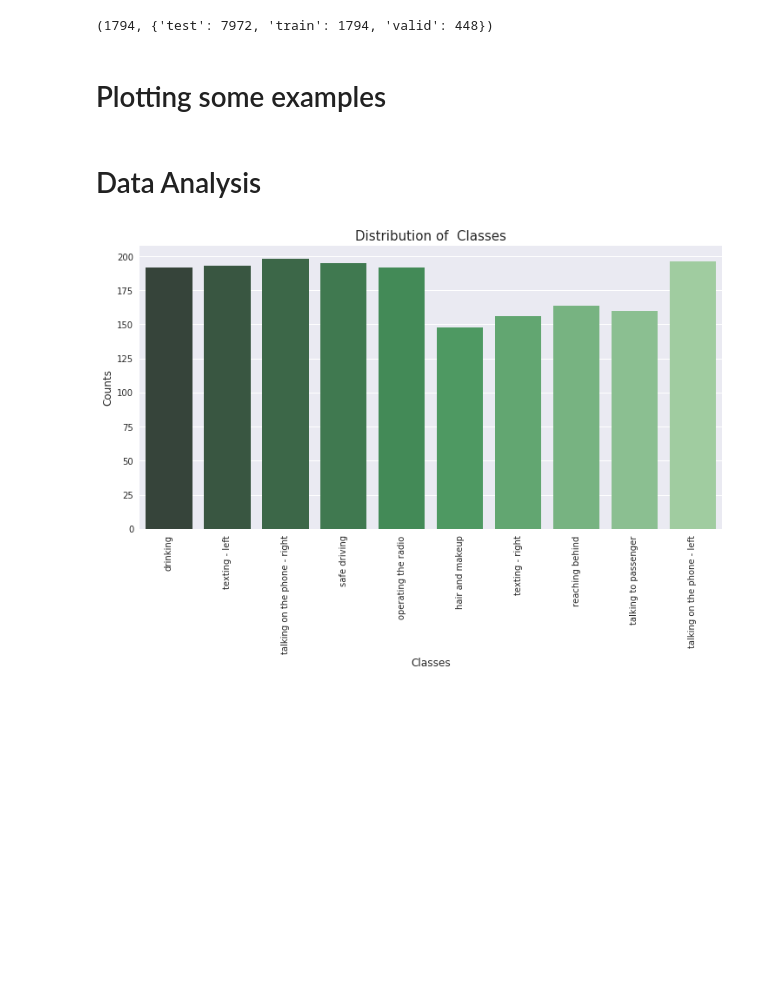
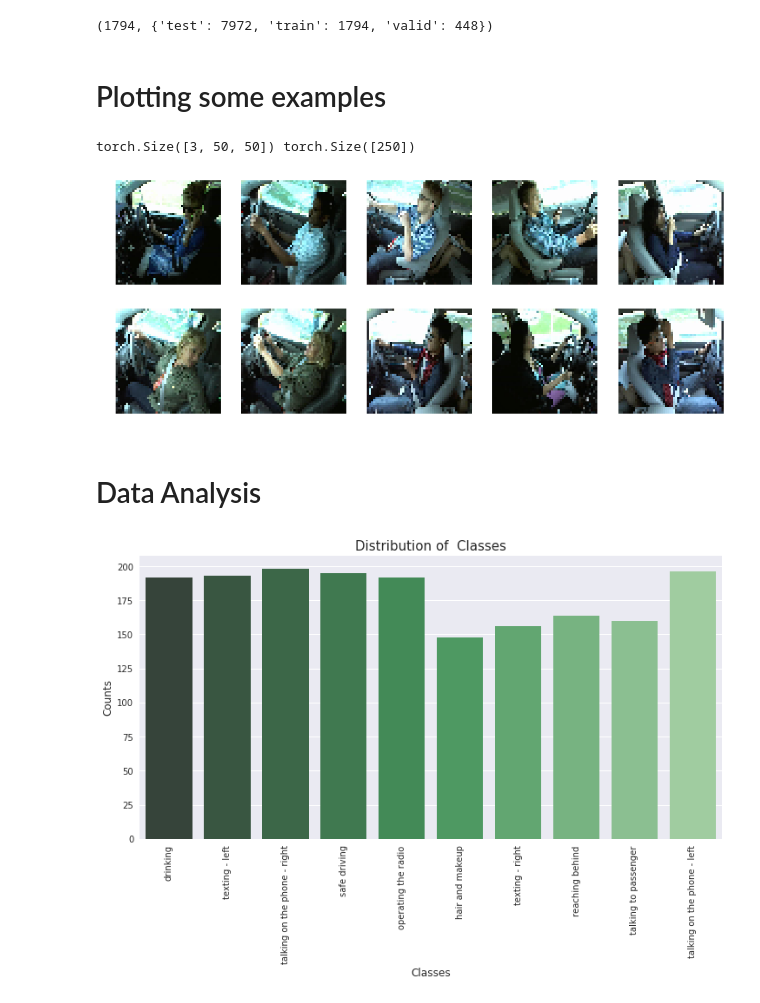
Before and after one commit to RenatoBMLR/state-farm-distracted-driver-detection, a Jupyter notebook: Distracted_Driver_Detection.ipynb, the cells around one changed output. Cells and saved outputs as stored; diff of their text form; code cells hidden in the pictures; blank space fills up the shorter version.

Commit message:
created function to plot images data

```diff
--- a/Distracted_Driver_Detection.ipynb
+++ b/Distracted_Driver_Detection.ipynb
@@ -166,25 +177,3 @@ dset_classes, dset_sizes
 (1794, {'test': 7972, 'train': 1794, 'valid': 448})
 # %% [markdown]
 # Plotting some examples
-# %%
-# Stub function
-
-# We need to adjust it to get images from either the test_loader(DataLoader) or trainset(Dataset)
-
-# There is an example in https://t-adessowiki.fee.unicamp.br/user/e209440/notebooks/ia368z_2s2017/lotufo/ia368z/deliver-pytorch/Cats_and_dogs.ipynb
-
-def plot_classes(labels, X, Y, img_size):
- """    #plt.figure(figsize=(20,10))
-    size_subp= len(labels)
-    cnt=1
-    for i in labels:
-        plt.figure()
-        ix = random.randint(0, len(np.where(Y==str(i))[0]))
-        ind = np.where(Y==int(i[-1]))[0][ix]
-        image = X[ind].reshape(3,img_size,img_size).transpose((1,2,0))
-        #plt.subplot(5,2, cnt)
-        plt.imshow(image, cmap=plt.cm.gray_r)
-        plt.axis('off')
-        plt.title(labels[i])
-        cnt +=1
- """
@@ -193,3 +180,21 @@ def plot_classes(labels, X, Y, img_size):
+# %%
+def plot_classes(dset_loaders, labels):
+
+    # Get a batch of training data
+    inputs, cls = next(iter(dset_loaders))
+    print(inputs[8].shape, cls.shape)
+    fig = plt.figure(figsize=(15,6))
+    for i, j in enumerate(range(0,10)):
+        fig.add_subplot(2,5, i+1)
+        img = denormalize(inputs.numpy()[j])
+        plt.imshow(img)
+        #plt.title('{}'.format(labels['c'+str(j)]))
+        plt.axis('off')
+# %%
+plot_classes(dset_loaders['train'], labels)
+# %% [output]
+torch.Size([3, 50, 50]) torch.Size([250])
+[figure, added]
 # %% [markdown]
 # Data Analysis
 # %%
```
Also changed, not shown: parts of 7 cells of this notebook.
